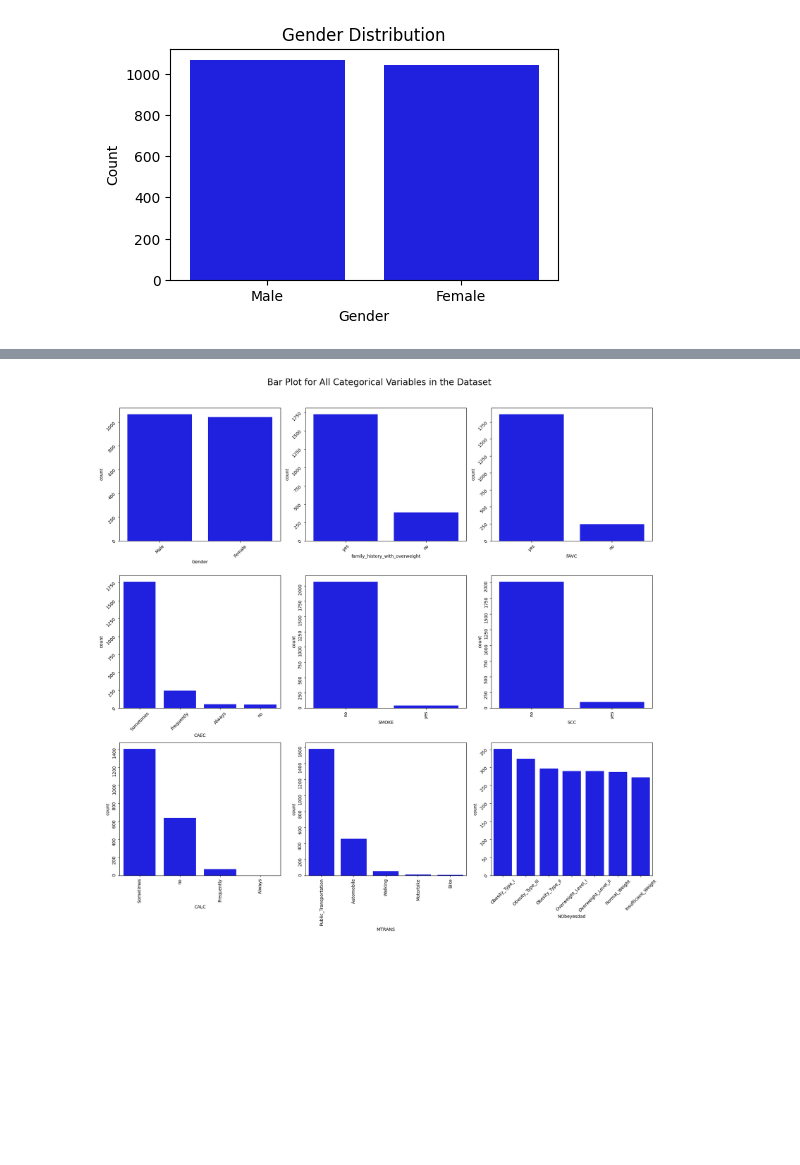
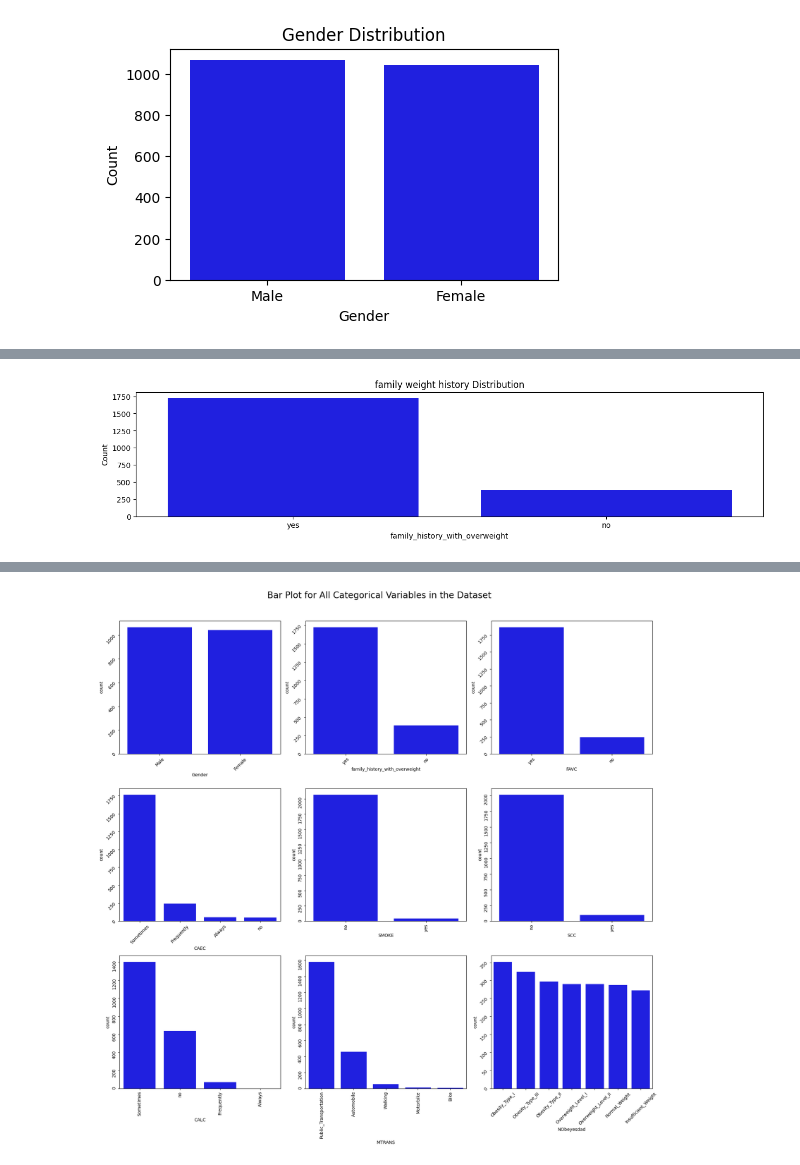
Before and after one commit to dang-nguyendd/ds_data_modelling, a Jupyter notebook: s3759957.ipynb, the cells around one changed output, grey strips where cells are left out. Drawn from its saved outputs; the diff is of its cells as text; code cells hidden in the pictures; blank space fills up the shorter version.

```diff
--- a/s3759957.ipynb
+++ b/s3759957.ipynb
@@ -265,0 +298,9 @@ plt.show()
+# %%
+plt.figure(figsize=(15, 3))  # Set the figure size for a single plot
+sns.countplot(x='family_history_with_overweight', data=df, color='blue', order=df['family_history_with_overweight'].value_counts().index)
+plt.title('family weight history Distribution')
+plt.xlabel('family_history_with_overweight')
+plt.ylabel('Count')
+plt.show()
+# %% [output]
+[figure, added]
```
Also changed, not shown: parts of 9 cells of this notebook.
